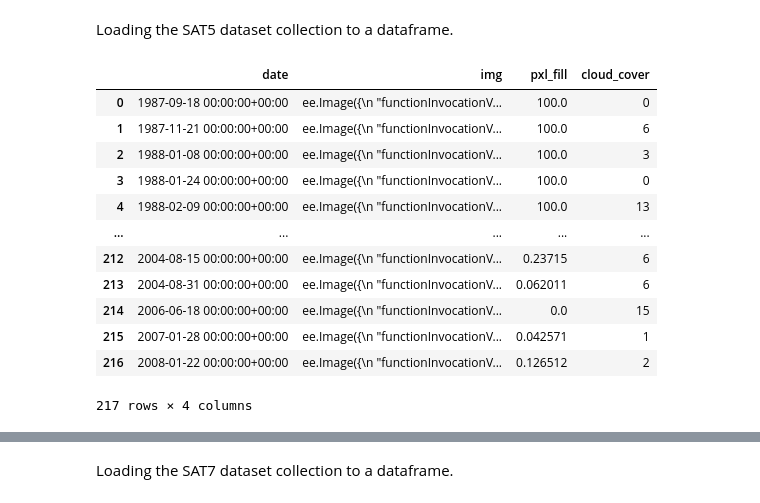
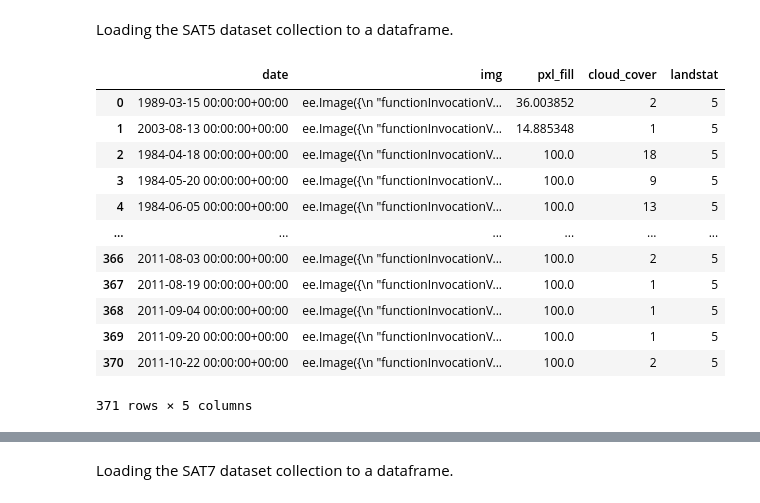
Before and after one commit to Bindila-Bogdan/Lakes-Analysis, a Jupyter notebook: notebooks/create_dataset.ipynb, the cells around one changed output, grey strips where cells are left out. Drawn from its saved outputs; the diff is of its cells as text; code cells hidden in the pictures.

```diff
--- a/notebooks/create_dataset.ipynb
+++ b/notebooks/create_dataset.ipynb
@@ -40,10 +47,14 @@ Google Earth Engine has initialized successfully!
 Setting the parameters for the script.
 # %%
 # Identifier for lake being looked at
-lake_name = 'george'
+lake_name = 'mono'
 
 # Region of Interest to be investigated
-coordinates = [149.35704470513303, -34.98, 149.49550371751621, -35.20614998677668]
+#coordinates = [149.35704470513303, -34.98, 149.49550371751621, -35.20614998677668]        # Lake George, NSW
+#coordinates = [-118.7987421553789,38.81781714967809,-118.64491594031115,38.57917776421281] # Walker Lake, NV
+#coordinates = [-61.543451166162626,-33.65659441108957,-61.382443061249745,-33.7727040846765] # Lake Melincué, FR
+coordinates = [-119.15351031680327,38.08285644076688,-118.88698790646308,37.93303372780372]  # Mono Lake, CA
+
 
 # Parameters
 start_date = '1984-03-16'
@@ -51,11 +62,13 @@ end_date = '2022-01-01'
 
 max_cloud_cover = 20         #set % of SAT img that can be cloudy
 
-pxl_fill_threshold = 80      #set % of the SAT img that must have data
+pxl_fill_threshold = 98      #set % of the SAT img that must have data
 
-merge_tolerance = '15 day'   #set how much of a time-difference there can be between SAT and GT images
+merge_tolerance = '20 day'   #set how much of a time-difference there can be between SAT and GT images
 
-pct_correct_threshold = 40   #set % of the AWEI pixels that must also be classified as water by GT to keep said AWEI image. Lower means noisier images
+awei_threshold = 0.85        #set the maximum value of the AWEI index you are willing to accept as water (higher lets more rainclouds pass)
+
+pct_correct_threshold = 40   #set % of the AWEI pixels that must also be classified as water by GT to keep said AWEI image. Lower means more clouds
 
 region = ee.Geometry.Rectangle(coordinates)
 tol = pd.Timedelta(merge_tolerance)
@@ -157,7 +162,7 @@ df_gt
 # %% [markdown]
 Loading the SAT5 dataset collection to a dataframe.
 # %%
-df_sat5 = pd.DataFrame(columns=['date','img','pxl_fill','cloud_cover'])
+df_sat5 = pd.DataFrame(columns=['date','img','pxl_fill','cloud_cover','landstat'])
 
 for i in range(0,sat5_list_num): #Change upper bound to be length of post-none drop df
     img_id = i
@@ -170,10 +175,10 @@ for i in range(0,sat5_list_num): #Change upper bound to be length of post-none d
     awei = image.expression(
     '4 * (B2 - B5) - (0.25 * B4 + 2.75 * B7)',
     {
-        'B2': image.select('SR_B2'),
-        'B5': image.select('SR_B5'),
-        'B4': image.select('SR_B4'),
-        'B7': image.select('SR_B7')
+        'B2': image.select('SR_B2'), #green
+        'B5': image.select('SR_B5'), #SWIR 1
+        'B4': image.select('SR_B4'), #NIR
+        'B7': image.select('SR_B7')  #SWIR 2
     })
 
     image = image.addBands(awei.rename('awei')) #add calculated index as a band to the SAT image
@@ -182,43 +187,45 @@ for i in range(0,sat5_list_num): #Change upper bound to be length of post-none d
     #compute amount of pixels which have some captured data
     band = image.select('SR_B1')    #arbitrary selection of SAT band to check pixel occupancy
     none_pixels = band.mask().eq(0) #masks empty pixels (band value = 'None') with 1, otherwise 0
 
     #sums how many pixels in region have mask value = 1
     none_pixel_count = none_pixels.reduceRegion(
         reducer=ee.Reducer.sum(),
         geometry=region,
         scale=30,
         maxPixels=1e9
     ).get('SR_B1')
     none_count = none_pixel_count.getInfo()
 
     not_none_pixels = band.unmask().neq(0) #replaces all masked values (empty pixels) with 0
 
     #sums how many pixels in region have mask value = 1 (prior call inverted said mask)
     not_none_pixel_count = not_none_pixels.reduceRegion(
         reducer=ee.Reducer.sum(),
         geometry=region,
         scale=30,
         maxPixels=1e9
     ).get('SR_B1')
     filled_count = not_none_pixel_count.getInfo()
 
     df_sat5.loc[img_id,'pxl_fill'] = filled_count / (filled_count + none_count) * 100 #computes % of region which has data in it
 
     df_sat5.loc[img_id,'cloud_cover'] = image.get('CLOUD_COVER').getInfo()
 
+    df_sat5.loc[img_id,'landstat'] = 5
+
 df_sat5
 # %% [output]
-|  | date | img | pxl_fill | cloud_cover |
-| 0 | 1987-09-18 00:00:00+00:00 | ee.Image({\n "functionInvocationV... | 100.0 | 0 |
-| 1 | 1987-11-21 00:00:00+00:00 | ee.Image({\n "functionInvocationV... | 100.0 | 6 |
-| 2 | 1988-01-08 00:00:00+00:00 | ee.Image({\n "functionInvocationV... | 100.0 | 3 |
-| 3 | 1988-01-24 00:00:00+00:00 | ee.Image({\n "functionInvocationV... | 100.0 | 0 |
-| 4 | 1988-02-09 00:00:00+00:00 | ee.Image({\n "functionInvocationV... | 100.0 | 13 |
-| ... | ... | ... | ... | ... |
-| 212 | 2004-08-15 00:00:00+00:00 | ee.Image({\n "functionInvocationV... | 0.23715 | 6 |
-| 213 | 2004-08-31 00:00:00+00:00 | ee.Image({\n "functionInvocationV... | 0.062011 | 6 |
-| 214 | 2006-06-18 00:00:00+00:00 | ee.Image({\n "functionInvocationV... | 0.0 | 15 |
-| 215 | 2007-01-28 00:00:00+00:00 | ee.Image({\n "functionInvocationV... | 0.042571 | 1 |
-| 216 | 2008-01-22 00:00:00+00:00 | ee.Image({\n "functionInvocationV... | 0.126512 | 2 |
+|  | date | img | pxl_fill | cloud_cover | landstat |
+| 0 | 1989-03-15 00:00:00+00:00 | ee.Image({\n "functionInvocationV... | 36.003852 | 2 | 5 |
+| 1 | 2003-08-13 00:00:00+00:00 | ee.Image({\n "functionInvocationV... | 14.885348 | 1 | 5 |
+| 2 | 1984-04-18 00:00:00+00:00 | ee.Image({\n "functionInvocationV... | 100.0 | 18 | 5 |
+| 3 | 1984-05-20 00:00:00+00:00 | ee.Image({\n "functionInvocationV... | 100.0 | 9 | 5 |
+| 4 | 1984-06-05 00:00:00+00:00 | ee.Image({\n "functionInvocationV... | 100.0 | 13 | 5 |
+| ... | ... | ... | ... | ... | ... |
+| 366 | 2011-08-03 00:00:00+00:00 | ee.Image({\n "functionInvocationV... | 100.0 | 2 | 5 |
+| 367 | 2011-08-19 00:00:00+00:00 | ee.Image({\n "functionInvocationV... | 100.0 | 1 | 5 |
+| 368 | 2011-09-04 00:00:00+00:00 | ee.Image({\n "functionInvocationV... | 100.0 | 1 | 5 |
+| 369 | 2011-09-20 00:00:00+00:00 | ee.Image({\n "functionInvocationV... | 100.0 | 1 | 5 |
+| 370 | 2011-10-22 00:00:00+00:00 | ee.Image({\n "functionInvocationV... | 100.0 | 2 | 5 |
-217 rows × 4 columns
+371 rows × 5 columns
```
Also changed, not shown: parts of 22 cells of this notebook.
